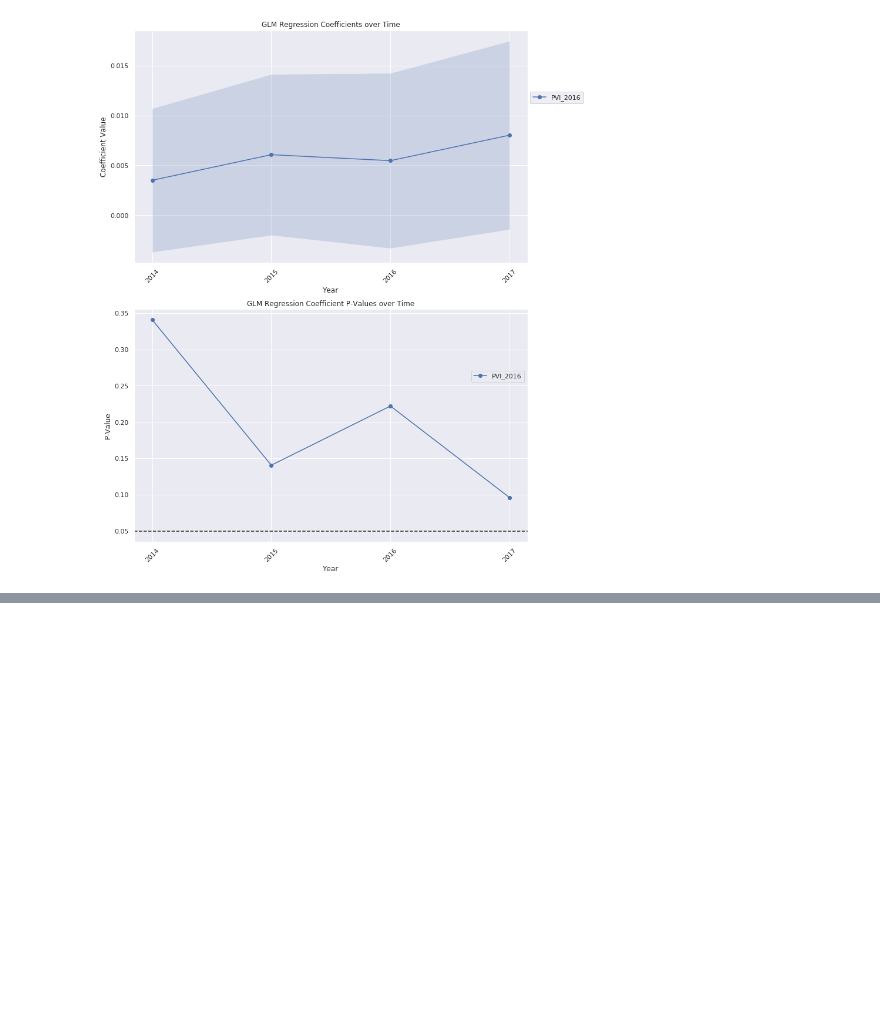
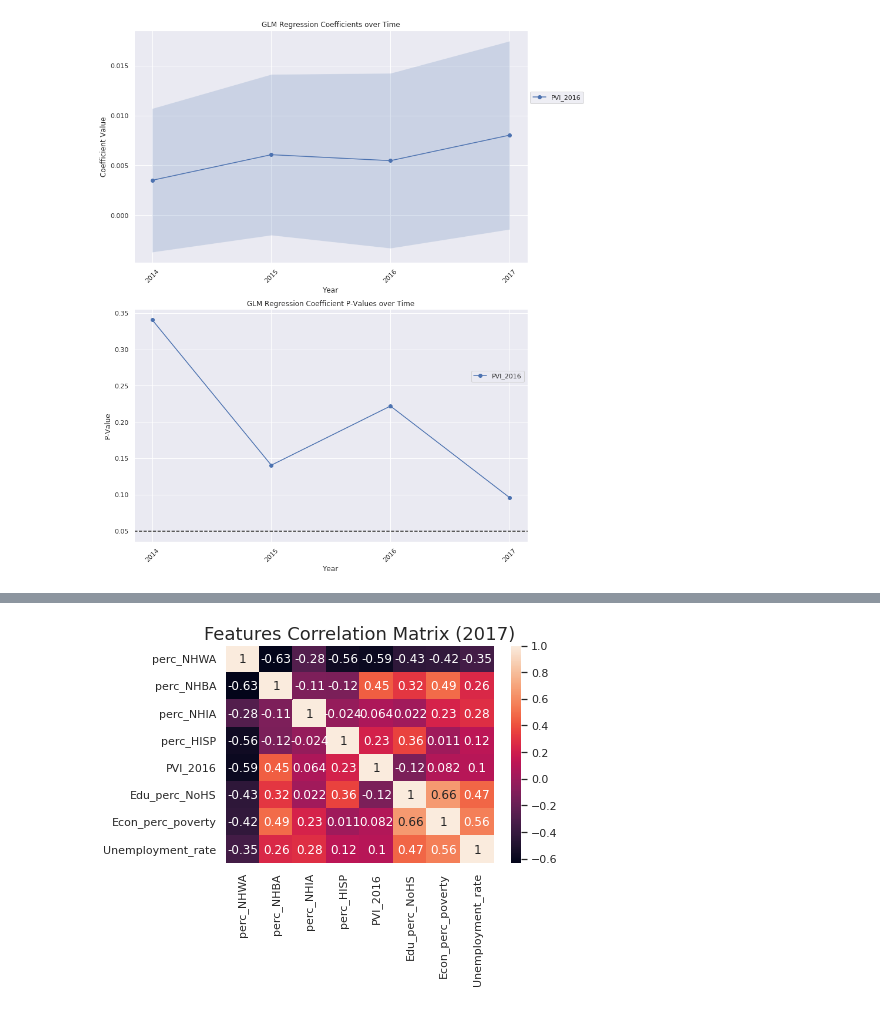
Before and after one commit to ryanbae89/gun-violence-uscounties, a Jupyter notebook: 3_results_visualization.ipynb, the cells around one changed output, grey strips where cells are left out. Cells and saved outputs as stored; diff of their text form; code cells hidden in the pictures; blank space fills up the shorter version.

```diff
--- a/3_results_visualization.ipynb
+++ b/3_results_visualization.ipynb
@@ -227,0 +266,4 @@ plot_coefficients(coeffs_full, features, save_filename)
+# %%
+plot_corr_matrix(2017, feature_cols)
+# %% [output]
+[figure, added]
```
Also changed, not shown: parts of 6 cells of this notebook, 6 other files.
